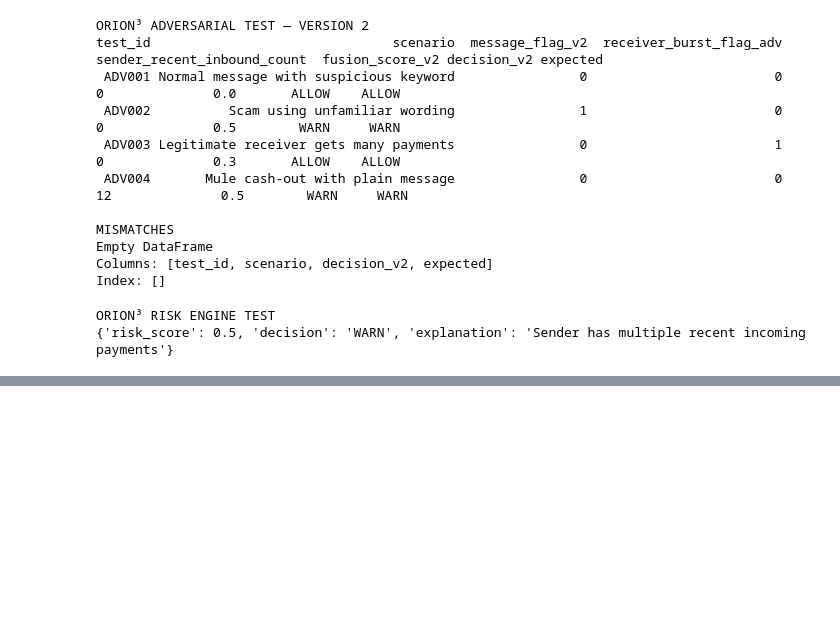
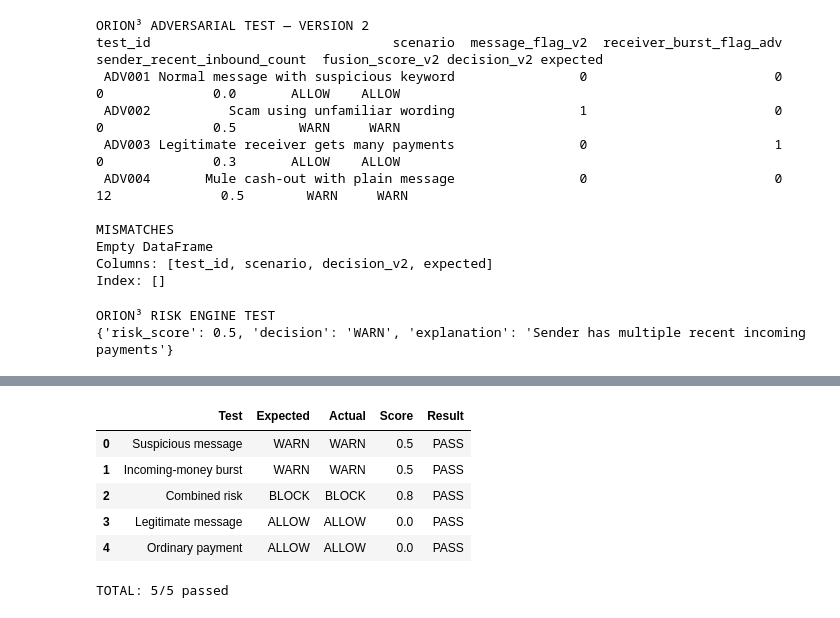
Before and after one commit to SANJANAA-V/ORION3, a Jupyter notebook: orion-3.ipynb, the cells around one changed output, grey strips where cells are left out. Cells and saved outputs as stored; diff of their text form; code cells hidden in the pictures; blank space fills up the shorter version.

Commit message:
Kaggle Notebook | ORION^3 | Version 3

```diff
--- a/orion-3.ipynb
+++ b/orion-3.ipynb
@@ -3773,11 +3773,12 @@ def orion_risk_engine(
     sender_inflow_flag = int(sender_recent_inbound_count >= 3)
 
     # 4. Combine the signals
-    score = (
-        0.50 * message_flag
-        + 0.30 * receiver_burst_flag
-        + 0.50 * sender_inflow_flag
-    )
+    score = min(
+    1.0,
+    0.50 * message_flag
+    + 0.30 * receiver_burst_flag
+    + 0.50 * sender_inflow_flag
+)
 
     # 5. Make a decision
     if score >= 0.80:
@@ -3825,0 +4139,47 @@ ORION³ RISK ENGINE TEST
+# %%
+
+# ORION³ — Week 5 Final Test
+cases = [
+    ("Suspicious message",
+     "Your KYC will expire. Verify your account",
+     0, 0, 0, "WARN", 0.50),
+    ("Incoming-money burst",
+     "Transfer", 0, 0, 12, "WARN", 0.50),
+    ("Combined risk",
+     "Your KYC will expire. Verify your account",
+     0, 5, 0, "BLOCK", 0.80),
+    ("Legitimate message",
+     "I contacted customer care about my bill",
+     0, 0, 0, "ALLOW", 0.00),
+    ("Ordinary payment",
+     "Lunch payment", 0, 0, 0, "ALLOW", 0.00)
+]
+
+results = []
+for name, message, senders, burst, inflow, expected, score in cases:
+    r = orion_risk_engine(
+        message,
+        receiver_prior_unique_senders=senders,
+        receiver_prior_txns_last_60m=burst,
+        sender_recent_inbound_count=inflow
+    )
+    passed = r["decision"] == expected and r["risk_score"] == score
+    results.append({
+        "Test": name,
+        "Expected": expected,
+        "Actual": r["decision"],
+        "Score": r["risk_score"],
+        "Result": "PASS" if passed else "FAIL"
+    })
+
+test_results = pd.DataFrame(results)
+display(test_results)
+print(f"TOTAL: {(test_results['Result'] == 'PASS').sum()}/5 passed")
+# %% [output]
+|  | Test | Expected | Actual | Score | Result |
+| 0 | Suspicious message | WARN | WARN | 0.5 | PASS |
+| 1 | Incoming-money burst | WARN | WARN | 0.5 | PASS |
+| 2 | Combined risk | BLOCK | BLOCK | 0.8 | PASS |
+| 3 | Legitimate message | ALLOW | ALLOW | 0.0 | PASS |
+| 4 | Ordinary payment | ALLOW | ALLOW | 0.0 | PASS |
+TOTAL: 5/5 passed
```
Also changed, not shown: parts of 4 cells of this notebook.
